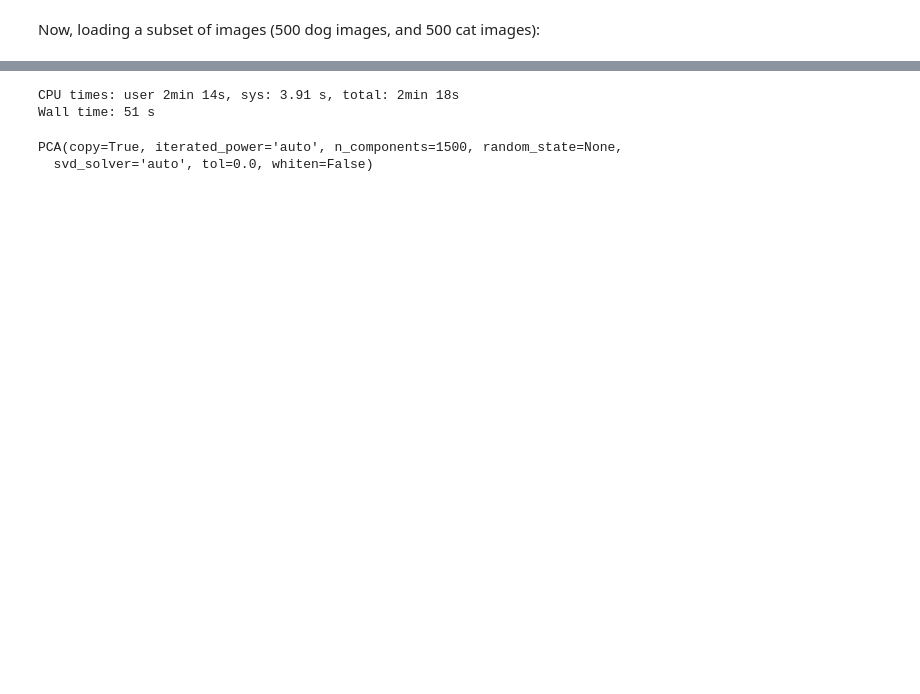
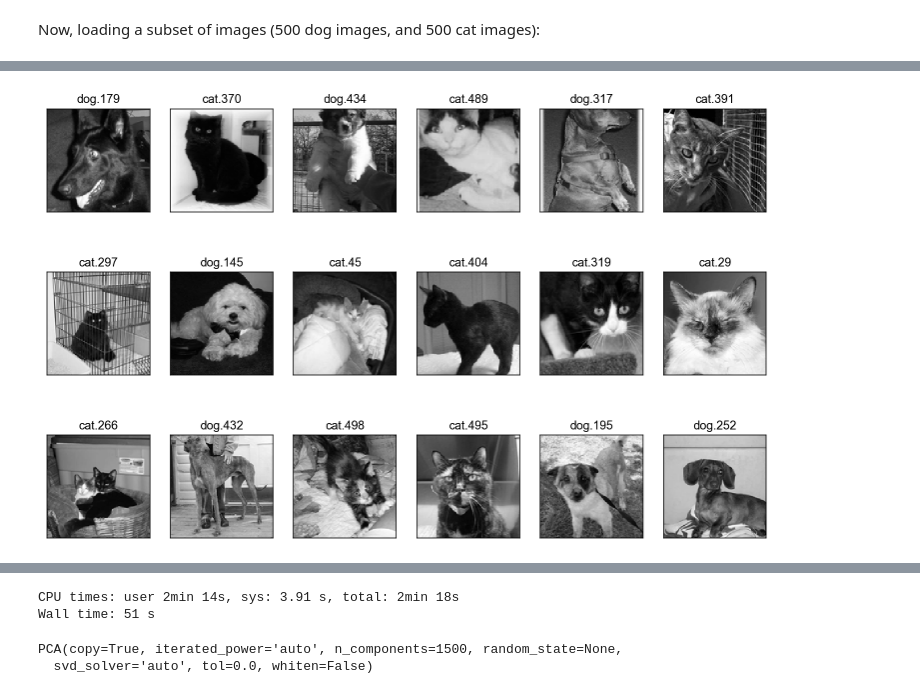
Before and after one commit to SMU-ML-2017/Project3, a Jupyter notebook: Project3 ML.ipynb, the cells around one changed output, grey strips where cells are left out. Cells and saved outputs as stored; diff of their text form; code cells hidden in the pictures; blank space fills up the shorter version.

Commit message:
Some data quality discussion

```diff
--- a/Project3 ML.ipynb
+++ b/Project3 ML.ipynb
@@ -75,6 +75,3 @@ First, we establish a standard size to which all images will be resized. This is
 image_size = (128, 128)
 # %% [markdown]
 Now, loading a subset of images (500 dog images, and 500 cat images):
-# %%
-data = Image.open(f'{file_prefix}cat.0.jpg')
-print(data)
@@ -105,0 +78,15 @@ ds = pd.DataFrame(data=data)
+# %%
+%%time
+file_prefix = 'data/'
+GRAYSCALE_MODE = 'L'
+images_list = []
+
+for pet_type, index in product(['cat', 'dog'], range(500)):
+    file_name = f'{pet_type}.{index}'
+    image = Image.open(f'{file_prefix}{file_name}.jpg').convert(mode=GRAYSCALE_MODE)
+    image = ImageOps.fit(image, image_size, method=Image.ANTIALIAS)
+    data = np.asarray(image.getdata())
+    is_dog = (pet_type == 'dog')
+    images_list.append((file_name,data,is_dog))
+
+images = pd.DataFrame(data=images_list,columns=['id','image_data','is_dog'])
@@ -105,0 +107,7 @@ ds = pd.DataFrame(data=data)
+# %%
+old_memory_usage = images.memory_usage(deep=True).sum()
+images.image_data = images.image_data.apply(lambda data: data.astype('uint8'))
+new_memory_usage = images.memory_usage(deep=True).sum()
+print('Old size:',old_memory_usage/1000000.,'MB')
+print('New size:',new_memory_usage/1000000.,'MB')
+print('Savings of', 100.0*(old_memory_usage-new_memory_usage)/old_memory_usage, 'percent!')
@@ -142,0 +135,16 @@ memory usage: 125.1+ KB
+# %%
+def plot_gallery(imgs, titles, size, rows=3, cols=6):
+    plt.figure(figsize = (1.7 * cols, 2.3 * rows))
+    plt.subplots_adjust(bottom=0, left=.01, right=.99, top=.90, hspace=.35)
+
+    for i in range(rows * cols):
+        plt.subplot(rows, cols, i + 1)
+        plt.imshow(imgs.iloc[i].reshape(size), cmap=plt.cm.gray)
+        plt.title(titles.iloc[i], size=12)
+        plt.xticks(())
+        plt.yticks(())
+
+some_images = images.sample(n=18)
+plot_gallery(some_images.image_data, some_images.id, image_size)
+# %% [output]
+[figure, added]
```
Also changed, not shown: parts of 17 cells of this notebook.
